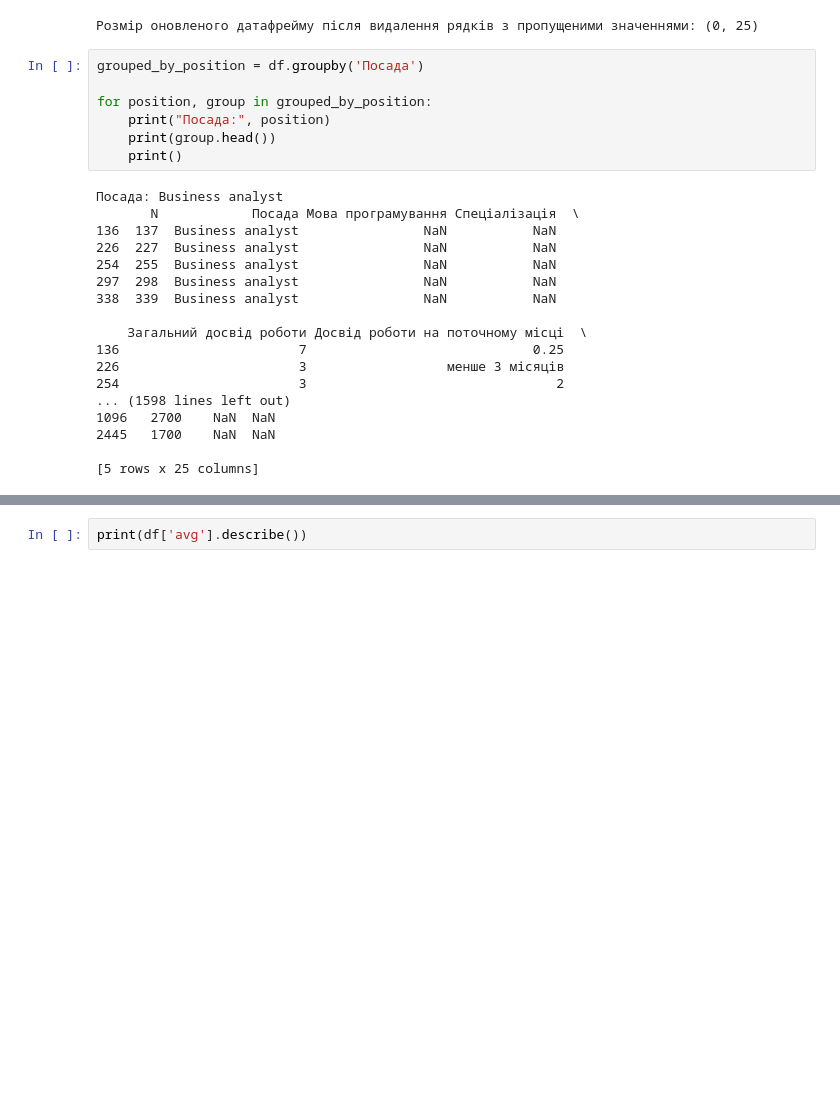
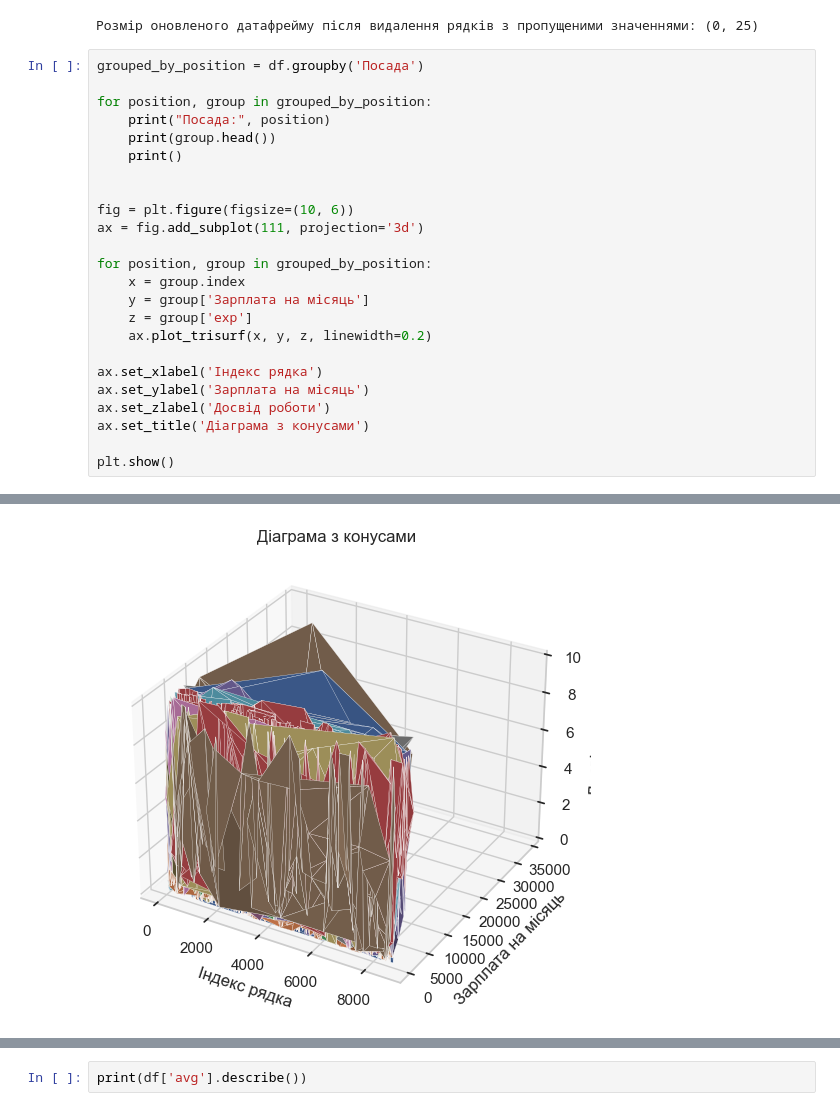
Before and after one commit to Chonna86/Data-Sciens, a Jupyter notebook: HomeWork_2/Hw2.2.ipynb, the cells around one changed output, grey strips where cells are left out. Cells and saved outputs as stored; diff of their text form; blank space fills up the shorter version.

```diff
--- a/HomeWork_2/Hw2.2.ipynb
+++ b/HomeWork_2/Hw2.2.ipynb
@@ -122,28 +124,28 @@ cleaned_shape = df_cleaned.shape
 print("Розмір оновленого датафрейму після видалення рядків з пропущеними значеннями:", cleaned_shape)
 # %% [output]
 Розмір оновленого датафрейму після видалення рядків з пропущеними значеннями: (0, 25)
-# %%
-grouped_by_position = df.groupby('Посада')
-
-for position, group in grouped_by_position:
-    print("Посада:", position)
-    print(group.head())
-    print()
-# %% [output]
-Посада: Business analyst
-       N            Посада Мова програмування Спеціалізація  \
-136  137  Business analyst                NaN           NaN
-226  227  Business analyst                NaN           NaN
-254  255  Business analyst                NaN           NaN
-297  298  Business analyst                NaN           NaN
-338  339  Business analyst                NaN           NaN
-
-    Загальний досвід роботи Досвід роботи на поточному місці  \
-136                       7                             0.25
-226                       3                  менше 3 місяців
-254                       3                                2
-... (1598 lines left out)
-1096   2700    NaN  NaN
-2445   1700    NaN  NaN
-
-[5 rows x 25 columns]
+# %%
+grouped_by_position = df.groupby('Посада')
+
+for position, group in grouped_by_position:
+    print("Посада:", position)
+    print(group.head())
+    print()
+
+
+fig = plt.figure(figsize=(10, 6))
+ax = fig.add_subplot(111, projection='3d')
+
+for position, group in grouped_by_position:
+    x = group.index
+    y = group['Зарплата на місяць']
+    z = group['exp']
+    ax.plot_trisurf(x, y, z, linewidth=0.2)
+
+ax.set_xlabel('Індекс рядка')
+ax.set_ylabel('Зарплата на місяць')
+ax.set_zlabel('Досвід роботи')
+ax.set_title('Діаграма з конусами')
+
+plt.show()
+# %% [output]
@@ -150,3 +169,4 @@ for position, group in grouped_by_position:
+[figure, added]
 # %%
 file_path = "D:/PythonProjects/MY_PYTHON_WAY/PYTHON_DATA-SCIENS/HomeWork_2/2017_jun_final - 2017_jun_final.csv"
 df = pd.read_csv(file_path)
```
Also changed, not shown: parts of 5 cells of this notebook, 3 other files.
